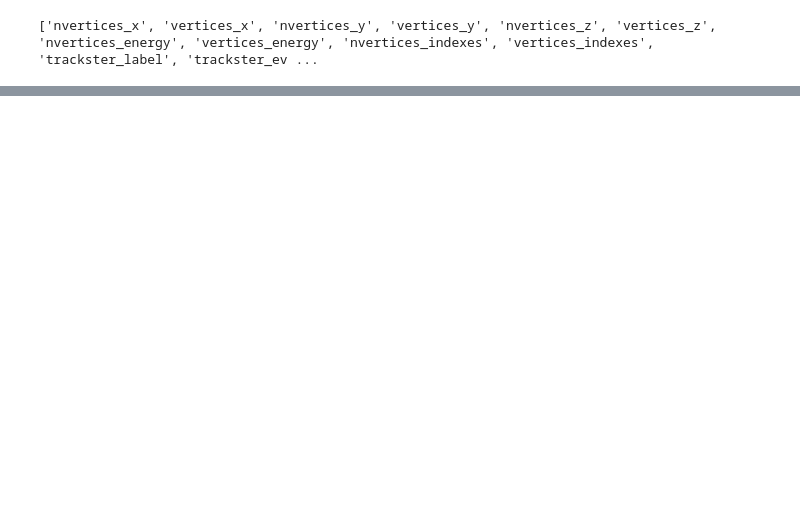
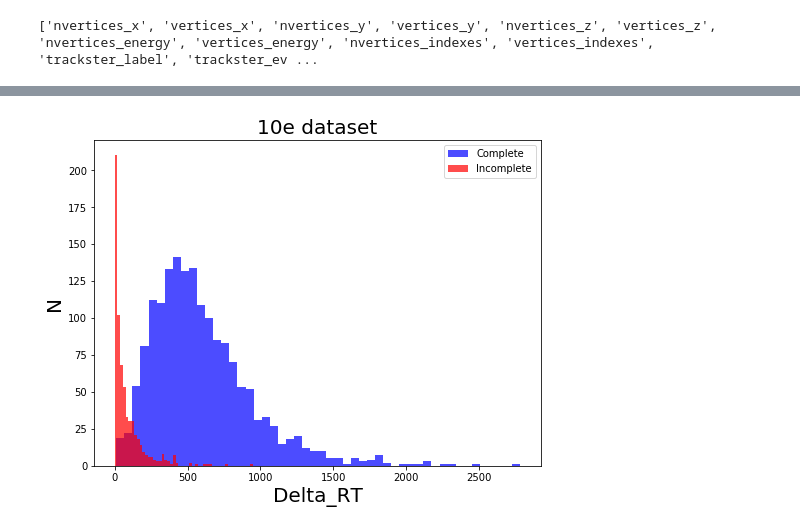
Before and after one commit to chrispap95/TICLHackaton2022-Metrics4Tracksters, a Jupyter notebook: 15 - Shower shapes.ipynb, the cells around one changed output, grey strips where cells are left out. Saved outputs shown, nothing was run; the diff lists cells and outputs as text; code cells hidden in the pictures; blank space fills up the shorter version.

```diff
--- a/15 - Shower shapes.ipynb
+++ b/15 - Shower shapes.ipynb
@@ -204,14 +91,11 @@ file2 = uproot.open(filename2)
 tracksters10e=file2['tracksters']
 # %%
 print(tracksters10e.keys())
-vertices_E=tracksters10e['vertices_energy'].array()
-vertices_Labels=tracksters10e['trackster_label'].array()
+vertices10e_Labels=tracksters10e['trackster_label'].array()
 vertices10e_indexes=tracksters10e['vertices_indexes'].array()
 vertices10e_x = tracksters10e['vertices_x'].array()
 vertices10e_y = tracksters10e['vertices_y'].array()
 vertices10e_z = tracksters10e['vertices_z'].array()
 vertices10e_E = tracksters10e['vertices_energy'].array()
-
-edges10e = fn.edgeBuilderNNTr(vertices10e_indexes, vertices10e_x, vertices10e_y, vertices10e_z, vertices10e_E)
 # %% [output]
 ['nvertices_x', 'vertices_x', 'nvertices_y', 'vertices_y', 'nvertices_z', 'vertices_z', 'nvertices_energy', 'vertices_energy', 'nvertices_indexes', 'vertices_indexes', 'trackster_label', 'trackster_ev ...
@@ -341,11 +211,13 @@ plt.show()
 # %%
 %matplotlib inline
 
 plt.figure(figsize=(8,6))
-n, bins, patches = plt.hist(comDelta_R_Eweighted, bins=50, color='b', alpha=0.7,label='Complete')
-plt.hist(inComDelta_R_Eweighted, bins=50, color='r', alpha=0.7,label='Incomplete')
+n, bins, patches = plt.hist(comDelta_RT, bins=50, color='b', alpha=0.7,label='Complete')
+plt.hist(inComDelta_RT, bins=50, color='r', alpha=0.7,label='Incomplete')
 plt.legend()
 plt.ylabel("N",fontsize=20)
-plt.xlabel("Delta_R_Eweighted",fontsize=20)
-plt.title("10e dataset",fontsize=20)
+plt.xlabel("Delta_RT",fontsize=20)
+plt.title(datasetName,fontsize=20)
 plt.show()
+# %% [output]
+[figure, added]
```
Also changed, not shown: parts of 28 cells of this notebook, 2 other files.
